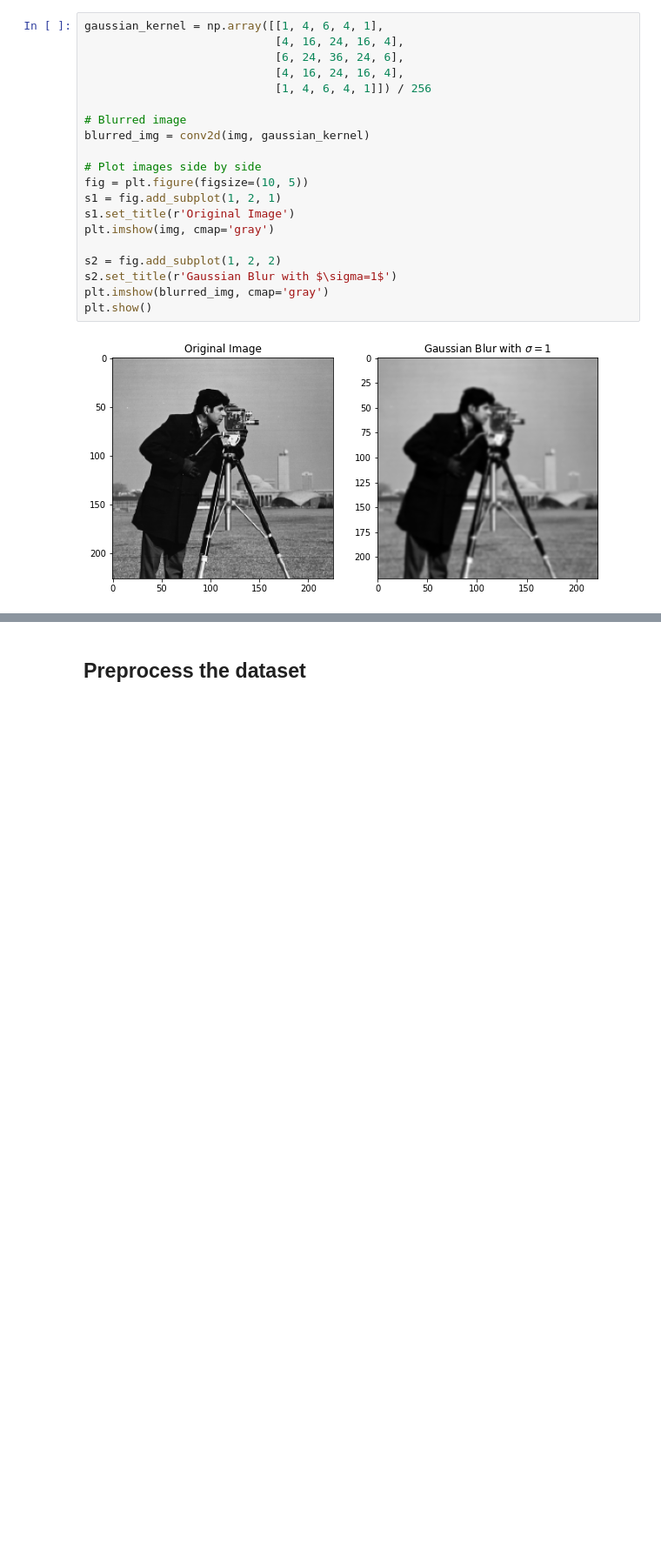
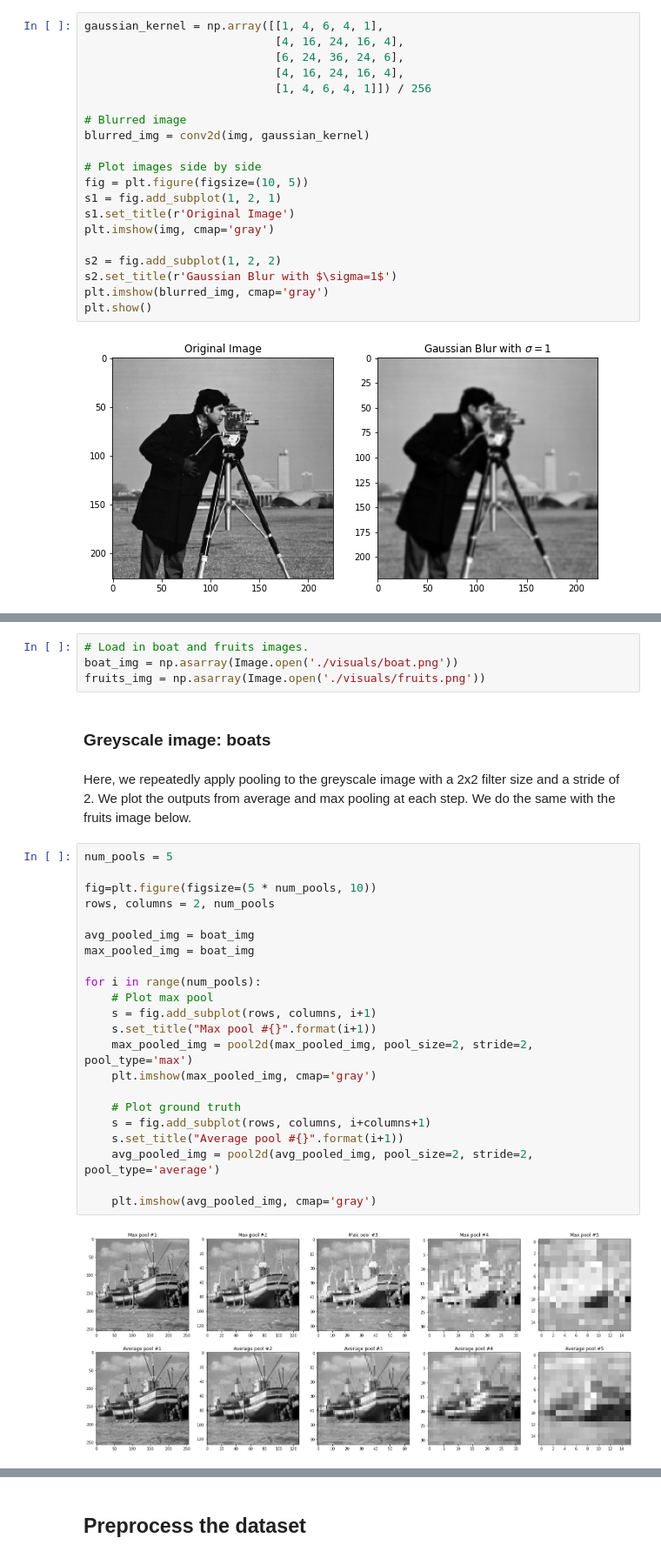
Before and after one commit to richardshuai/cnn-tutorial, a Jupyter notebook: CIFAR10_Classification_solutions.ipynb, the cells around one changed output, grey strips where cells are left out. Shown at 87% size. Drawn from its saved outputs; the diff is of its cells as text; blank space fills up the shorter version.

```diff
--- a/CIFAR10_Classification_solutions.ipynb
+++ b/CIFAR10_Classification_solutions.ipynb
@@ -243,0 +326,32 @@ plt.show()
+# %%
+# Load in boat and fruits images.
+boat_img = np.asarray(Image.open('./visuals/boat.png'))
+fruits_img = np.asarray(Image.open('./visuals/fruits.png'))
+# %% [markdown]
+### Greyscale image: boats
+# %% [markdown]
+Here, we repeatedly apply pooling to the greyscale image with a 2x2 filter size and a stride of 2. We plot the outputs from average and max pooling at each step. We do the same with the fruits image below.
+# %%
+num_pools = 5
+
+fig=plt.figure(figsize=(5 * num_pools, 10))
+rows, columns = 2, num_pools
+
+avg_pooled_img = boat_img
+max_pooled_img = boat_img
+
+for i in range(num_pools):
+    # Plot max pool
+    s = fig.add_subplot(rows, columns, i+1)
+    s.set_title("Max pool #{}".format(i+1))
+    max_pooled_img = pool2d(max_pooled_img, pool_size=2, stride=2, pool_type='max')
+    plt.imshow(max_pooled_img, cmap='gray')
+
+    # Plot ground truth
+    s = fig.add_subplot(rows, columns, i+columns+1)
+    s.set_title("Average pool #{}".format(i+1))
+    avg_pooled_img = pool2d(avg_pooled_img, pool_size=2, stride=2, pool_type='average')
+
+    plt.imshow(avg_pooled_img, cmap='gray')
+# %% [output]
+[figure, added]
```
Also changed, not shown: parts of 37 cells of this notebook, 6 other files.
